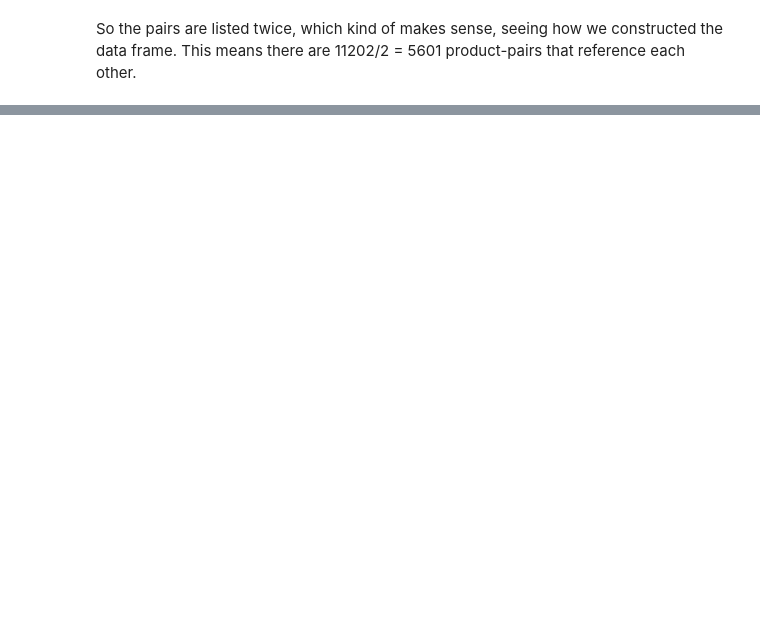
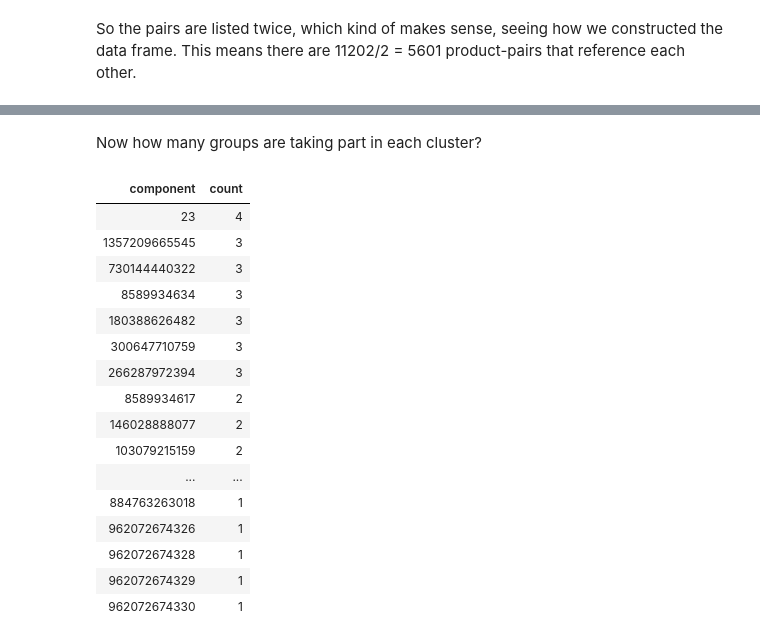
Before and after one commit to TSchiefer/MI_bigdata_project, a Jupyter notebook: analysis/AmazonProductData_analysis_TS.ipynb, the cells around one changed output, grey strips where cells are left out. Cells and saved outputs as stored; diff of their text form; code cells hidden in the pictures; blank space fills up the shorter version.

```diff
--- a/analysis/AmazonProductData_analysis_TS.ipynb
+++ b/analysis/AmazonProductData_analysis_TS.ipynb
@@ -310,2 +390,23 @@ display(connectedComp)
+# %% [markdown]
+Now how many groups are taking part in each cluster?
 # %%
-connectedComp.groupBy("component", "Group").count().sort(desc("count")).show()
+countComponentsNumberOfGroups = countGroupComponent.groupBy("component").count().sort(desc("count"))
+display(countComponentsNumberOfGroups)
+# %% [output]
+| component | count |
+| 23 | 4 |
+| 1357209665545 | 3 |
+| 730144440322 | 3 |
+| 8589934634 | 3 |
+| 180388626482 | 3 |
+| 300647710759 | 3 |
+| 266287972394 | 3 |
+| 8589934617 | 2 |
+| 146028888077 | 2 |
+| 103079215159 | 2 |
+| ... | ... |
+| 884763263018 | 1 |
+| 962072674326 | 1 |
+| 962072674328 | 1 |
+| 962072674329 | 1 |
+| 962072674330 | 1 |
```
Also changed, not shown: parts of 13 cells of this notebook.
